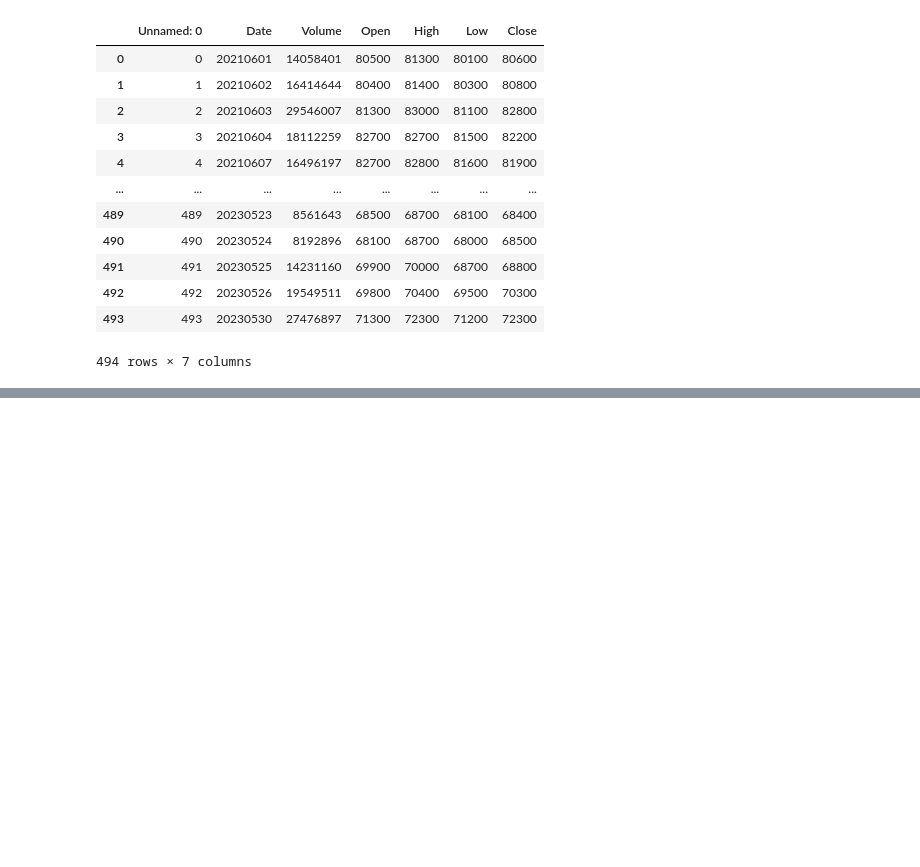
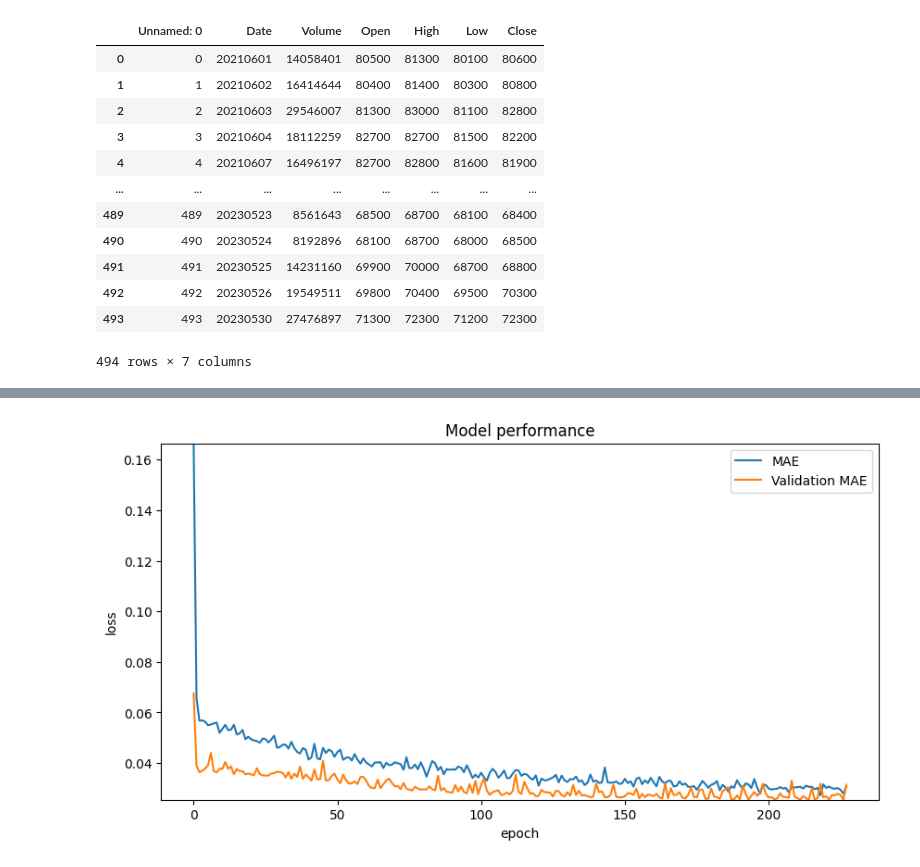
Before and after one commit to KnightChaser/ML-challenge, a Jupyter notebook: EX_challenging_problems/06_stock_price_expectation/stock_price_expectation_RNN.ipynb, the cells around one changed output, grey strips where cells are left out. Drawn from its saved outputs; the diff is of its cells as text; code cells hidden in the pictures; blank space fills up the shorter version.

```diff
--- a/EX_challenging_problems/06_stock_price_expectation/stock_price_expectation_RNN.ipynb
+++ b/EX_challenging_problems/06_stock_price_expectation/stock_price_expectation_RNN.ipynb
@@ -42,0 +162,11 @@ df
+# %%
+train_size = int(len(data_y) * 0.7)             # Train dataset will take 70% of proportion
+train_X = np.array(data_X[0 : train_size])
+train_y = np.array(data_y[0 : train_size])
+
+test_size = len(data_y) - train_size
+test_X = np.array(data_X[train_size : len(data_X)])
+test_y = np.array(data_y[train_size : len(data_y)])
+
+print('Train dataset size :', train_X.shape, train_y.shape)
+print('Test dataset size :', test_X.shape, test_y.shape)
@@ -42,0 +211,16 @@ df
+# %%
+from tensorflow._api.v2.config import optimizer
+from tensorflow import keras
+
+model.compile(loss = "mean_squared_error",         # <-- REGRESSION
+              metrics = "mae",
+              optimizer = "adam")
+
+early_stopping_checkpoint = keras.callbacks.EarlyStopping(patience = 16, restore_best_weights = True, mode = "auto")
+
+history = model.fit(train_X, train_y,
+                    epochs = 500,
+                    steps_per_epoch = 50,
+                    batch_size = 8,
+                    validation_data = (test_X, test_y),
+                    callbacks = [early_stopping_checkpoint])
@@ -42,0 +245,19 @@ df
+# %%
+import matplotlib.pyplot as plt
+
+plt.title("Model performance")
+
+plt.plot(history.history["mae"], label = "MAE")
+plt.plot(history.history["val_mae"], label = "Validation MAE")
+
+plt.ylim([min(min(history.history["mae"]), min(history.history["val_mae"])), max(max(history.history["mae"]), max(history.history["val_mae"]))])
+plt.xlabel("epoch")
+plt.ylabel("loss")
+plt.legend()
+
+fig = plt.gcf()
+fig.set_size_inches(10, 5)
+
+plt.show()
+# %% [output]
+[figure, added]
```
Also changed, not shown: parts of 19 cells of this notebook, 1 other file.
